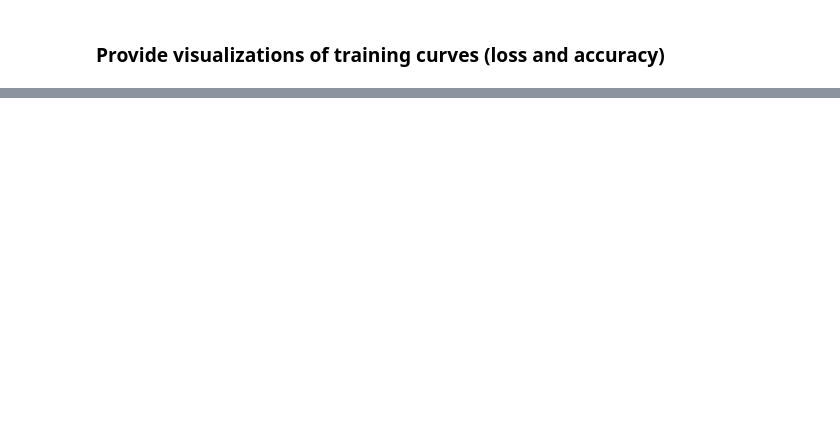
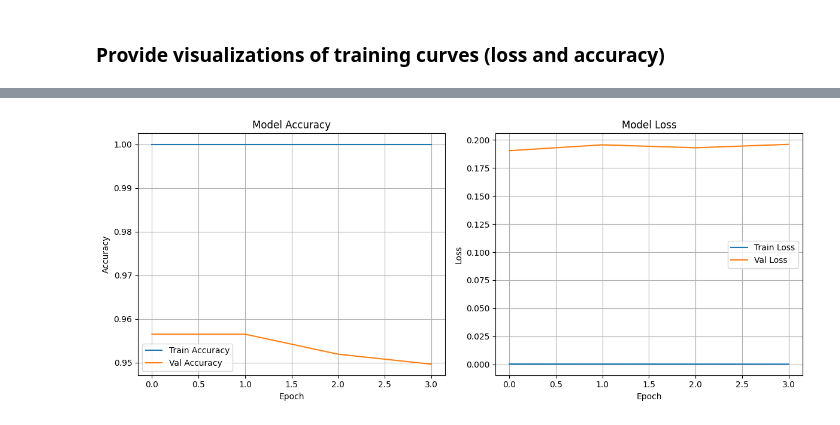
Before and after one commit to Zografska/rock-paper-scissors-cnn, a Jupyter notebook: main.ipynb, the cells around one changed output, grey strips where cells are left out. Cells and saved outputs as stored; diff of their text form; code cells hidden in the pictures; blank space fills up the shorter version.

```diff
--- a/main.ipynb
+++ b/main.ipynb
@@ -155,10 +166,9 @@ import keras_tuner as kt
 tuner = kt.Hyperband(
     build_simple_model,
     objective='val_accuracy',
-    max_epochs=5,
-    max_retries_per_trial=0,
-    executions_per_trial=1,
-    directory='tuning_results',
+    max_epochs=30,
+    directory='tuning',
     project_name='cnn_tuning'
 )
+stop_early = tf.keras.callbacks.EarlyStopping(monitor='val_loss', patience=2)
 # %% [output]
@@ -277,0 +351,7 @@ Epoch 10/10
+# %%
+# load fitted model
+import keras
+best_model_1 = keras.models.load_model("rock_paper_scissors_simple_cnn_resized.keras")
+
+# load history
+simple_history = json.load(open("simple_history_resized.json"))
@@ -292,2 +365,28 @@ print(pred)
 # %% [markdown]
 ### Provide visualizations of training curves (loss and accuracy)
+# %%
+import matplotlib.pyplot as plt
+
+def plot_history(history):
+    plt.figure(figsize=(12, 5))
+
+    plt.subplot(1, 2, 1)
+    plt.plot(history['accuracy'], label='Train Accuracy')
+    plt.plot(history['val_accuracy'], label='Val Accuracy')
+    plt.title('Model Accuracy')
+    plt.xlabel('Epoch')
+    plt.ylabel('Accuracy')
+    plt.legend()
+    plt.grid(True)
+
+    plt.subplot(1, 2, 2)
+    plt.plot(history['loss'], label='Train Loss')
+    plt.plot(history['val_loss'], label='Val Loss')
+    plt.title('Model Loss')
+    plt.xlabel('Epoch')
+    plt.ylabel('Loss')
+    plt.legend()
+    plt.grid(True)
+
+    plt.tight_layout()
+    plt.show()
@@ -293,0 +490,5 @@ print(pred)
+# %%
+# Plot training & validation accuracy values
+plot_history(simple_history)
+# %% [output]
+[figure, added]
```
Also changed, not shown: parts of 42 cells of this notebook.
